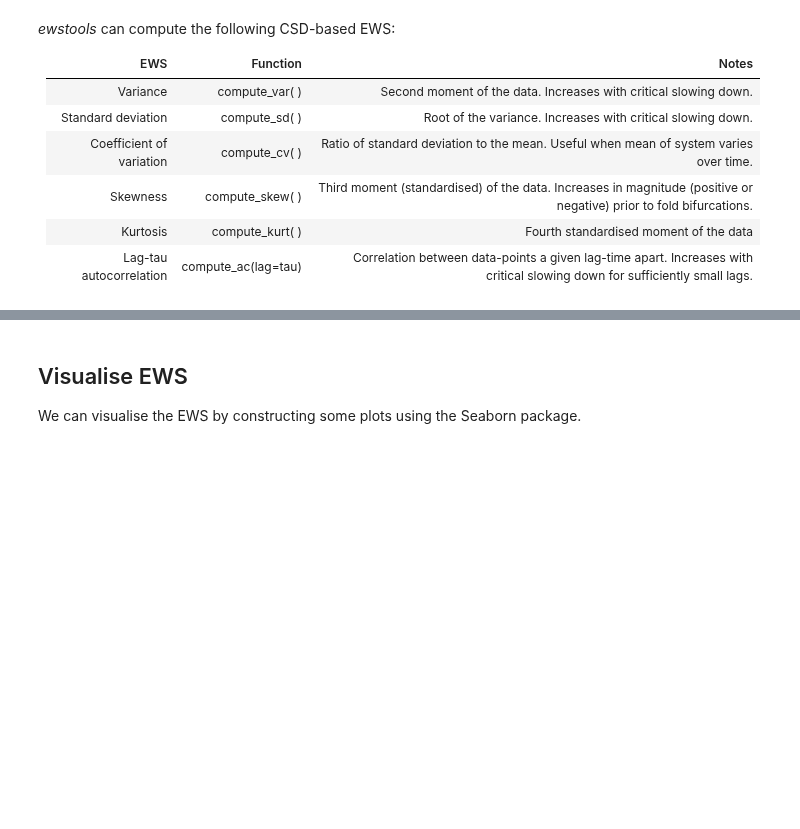
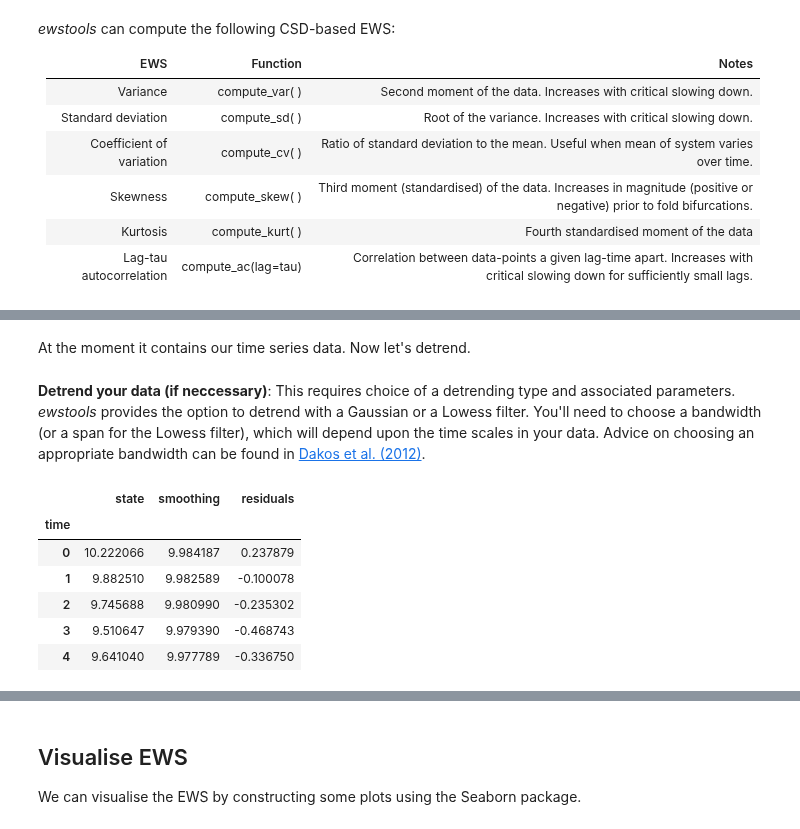
Before and after one commit to ThomasMBury/ewstools, a Jupyter notebook: demos/tutorial_1.ipynb, the cells around one changed output, grey strips where cells are left out. Cells and saved outputs as stored; diff of their text form; code cells hidden in the pictures; blank space fills up the shorter version.

```diff
--- a/demos/tutorial_1.ipynb
+++ b/demos/tutorial_1.ipynb
@@ -163,0 +122,15 @@ df_ktau
+# %% [markdown]
+At the moment it contains our time series data. Now let's detrend.
+# %% [markdown]
+**Detrend your data (if neccessary)**: This requires choice of a detrending type and associated parameters. *ewstools* provides the option to detrend with a Gaussian or a Lowess filter. You'll need to choose a bandwidth (or a span for the Lowess filter), which will depend upon the time scales in your data. Advice on choosing an appropriate bandwidth can be found in [Dakos et al. (2012)](https://journals.plos.org/plosone/article?id=10.1371/journal.pone.0041010).
+# %%
+ts.detrend(method='Lowess', span=0.2)
+ts.state.head()
+# %% [output]
+|  | state | smoothing | residuals |
+| time |  |  |  |
+| 0 | 10.222066 | 9.984187 | 0.237879 |
+| 1 | 9.882510 | 9.982589 | -0.100078 |
+| 2 | 9.745688 | 9.980990 | -0.235302 |
+| 3 | 9.510647 | 9.979390 | -0.468743 |
+| 4 | 9.641040 | 9.977789 | -0.336750 |
```
Also changed, not shown: parts of 32 cells of this notebook, 3 other files.
